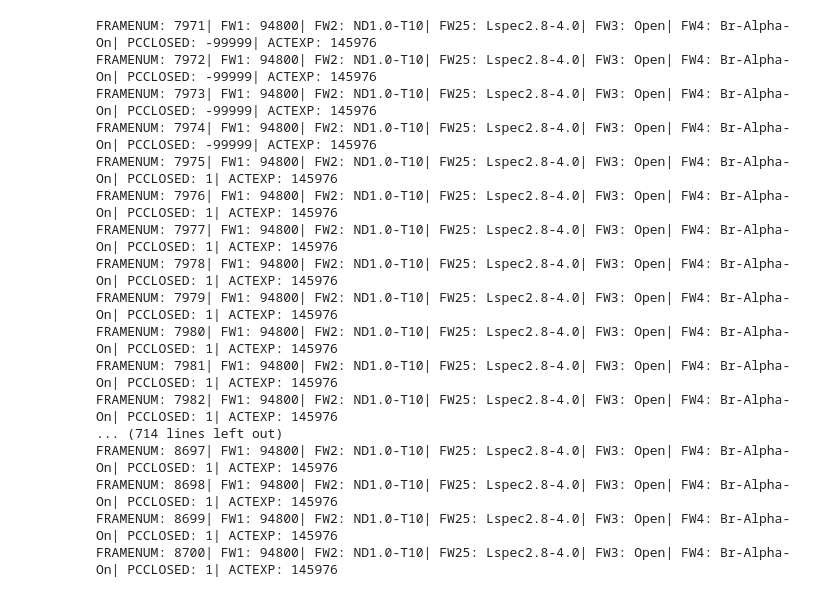
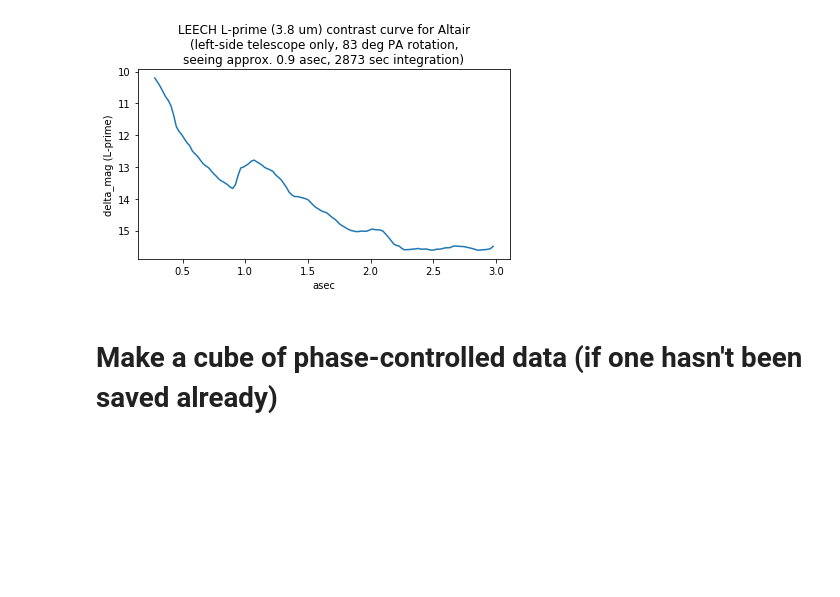
Before and after one commit to mwanakijiji/lbti_altair_fizeau, a Jupyter notebook: find_background_limit.ipynb, the cells around one changed output. Saved outputs shown, nothing was run; the diff lists cells and outputs as text; code cells hidden in the pictures; blank space fills up the shorter version.

```diff
--- a/find_background_limit.ipynb
+++ b/find_background_limit.ipynb
@@ -12,0 +25,6 @@ from astropy.convolution import convolve, Gaussian1DKernel
+# %%
+# read in LEECH contrast curves for Altair
+
+del_mag_leech = pd.read_csv("leech_contrast/HIP97649_LEECH.txt")
+rad_leech = pd.read_csv("leech_contrast/radii_LEECH.txt") # radii, in arcseconds
+leech = pd.concat([rad_leech,del_mag_leech], axis=1) # combine into one dataframe
@@ -132,2 +405,17 @@ Saved 008327
+# %%
+# make a plot of the LEECH data
+
+plt.plot(leech['radius'],leech['del_mag'])
+plt.title('LEECH L-prime (3.8 um) contrast curve for Altair\n(left-side telescope only, 83 deg PA rotation,\nseeing approx. 0.9 asec, 2873 sec integration)')
+plt.ylabel('delta_mag (L-prime)')
+plt.xlabel('asec')
+plt.gca().invert_yaxis()
+plt.tight_layout()
+plt.savefig('leech_altair_contrast.pdf', overwrite=False)
+#plt.show()
+# %% [output]
+[figure, added]
+# %% [markdown]
+# Make a cube of phase-controlled data (if one hasn't been saved already)
 # %%
 # read in FITS header meta data
@@ -137,33 +426,3 @@ full_table = pd.read_csv('fizeau_altair_180507_metadata.csv')
 
 full_table.sort_values(["FRAMENUM"], inplace=True)
 full_table = full_table.reset_index(drop=True) # reset indices and don't keep the old ones
-# %%
-# print FYI stuff to screen
-
-for t in range(7970,8700):
-    print('FRAMENUM: '+str(full_table['FRAMENUM'][t])+
-          '| FW1: '+str(full_table['LMIR_FW1'][t])+
-          '| FW2: '+str(full_table['LMIR_FW2'][t])+
-          '| FW25: '+str(full_table['LMIRFW25'][t])+
-          '| FW3: '+str(full_table['LMIR_FW3'][t])+
-          '| FW4: '+str(full_table['LMIR_FW4'][t])+
-          '| PCCLOSED: '+str(full_table['PCCLOSED'][t])+
-         '| ACTEXP: '+str(full_table['ACTEXP'][t]))
-# %% [output]
-FRAMENUM: 7971| FW1: 94800| FW2: ND1.0-T10| FW25: Lspec2.8-4.0| FW3: Open| FW4: Br-Alpha-On| PCCLOSED: -99999| ACTEXP: 145976
-FRAMENUM: 7972| FW1: 94800| FW2: ND1.0-T10| FW25: Lspec2.8-4.0| FW3: Open| FW4: Br-Alpha-On| PCCLOSED: -99999| ACTEXP: 145976
-FRAMENUM: 7973| FW1: 94800| FW2: ND1.0-T10| FW25: Lspec2.8-4.0| FW3: Open| FW4: Br-Alpha-On| PCCLOSED: -99999| ACTEXP: 145976
-FRAMENUM: 7974| FW1: 94800| FW2: ND1.0-T10| FW25: Lspec2.8-4.0| FW3: Open| FW4: Br-Alpha-On| PCCLOSED: -99999| ACTEXP: 145976
-FRAMENUM: 7975| FW1: 94800| FW2: ND1.0-T10| FW25: Lspec2.8-4.0| FW3: Open| FW4: Br-Alpha-On| PCCLOSED: 1| ACTEXP: 145976
-FRAMENUM: 7976| FW1: 94800| FW2: ND1.0-T10| FW25: Lspec2.8-4.0| FW3: Open| FW4: Br-Alpha-On| PCCLOSED: 1| ACTEXP: 145976
-FRAMENUM: 7977| FW1: 94800| FW2: ND1.0-T10| FW25: Lspec2.8-4.0| FW3: Open| FW4: Br-Alpha-On| PCCLOSED: 1| ACTEXP: 145976
-FRAMENUM: 7978| FW1: 94800| FW2: ND1.0-T10| FW25: Lspec2.8-4.0| FW3: Open| FW4: Br-Alpha-On| PCCLOSED: 1| ACTEXP: 145976
-FRAMENUM: 7979| FW1: 94800| FW2: ND1.0-T10| FW25: Lspec2.8-4.0| FW3: Open| FW4: Br-Alpha-On| PCCLOSED: 1| ACTEXP: 145976
-FRAMENUM: 7980| FW1: 94800| FW2: ND1.0-T10| FW25: Lspec2.8-4.0| FW3: Open| FW4: Br-Alpha-On| PCCLOSED: 1| ACTEXP: 145976
-FRAMENUM: 7981| FW1: 94800| FW2: ND1.0-T10| FW25: Lspec2.8-4.0| FW3: Open| FW4: Br-Alpha-On| PCCLOSED: 1| ACTEXP: 145976
-FRAMENUM: 7982| FW1: 94800| FW2: ND1.0-T10| FW25: Lspec2.8-4.0| FW3: Open| FW4: Br-Alpha-On| PCCLOSED: 1| ACTEXP: 145976
-... (714 lines left out)
-FRAMENUM: 8697| FW1: 94800| FW2: ND1.0-T10| FW25: Lspec2.8-4.0| FW3: Open| FW4: Br-Alpha-On| PCCLOSED: 1| ACTEXP: 145976
-FRAMENUM: 8698| FW1: 94800| FW2: ND1.0-T10| FW25: Lspec2.8-4.0| FW3: Open| FW4: Br-Alpha-On| PCCLOSED: 1| ACTEXP: 145976
-FRAMENUM: 8699| FW1: 94800| FW2: ND1.0-T10| FW25: Lspec2.8-4.0| FW3: Open| FW4: Br-Alpha-On| PCCLOSED: 1| ACTEXP: 145976
-FRAMENUM: 8700| FW1: 94800| FW2: ND1.0-T10| FW25: Lspec2.8-4.0| FW3: Open| FW4: Br-Alpha-On| PCCLOSED: 1| ACTEXP: 145976
```
Also changed, not shown: parts of 32 cells of this notebook, 6 other files.
